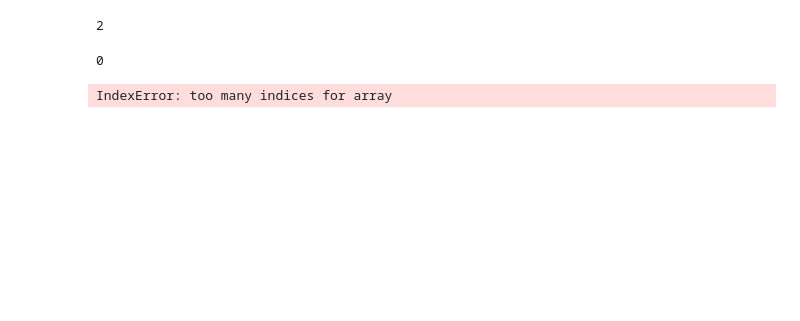
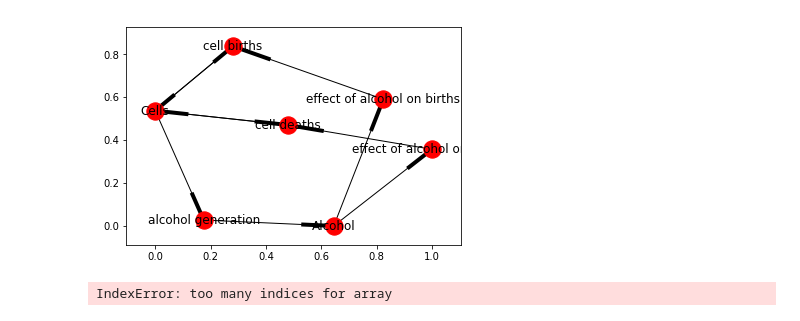
Before and after one commit to eebart/SILS, a Jupyter notebook: 2 - Find loopset.ipynb, the cells around one changed output. Drawn from its saved outputs; the diff is of its cells as text; code cells hidden in the pictures; blank space fills up the shorter version.

```diff
--- a/2 - Find loopset.ipynb
+++ b/2 - Find loopset.ipynb
@@ -23,16 +23,12 @@ plt.show()
-# %%
-1+1
-# %% [output]
-2
 # %%
 from Loopset import *
 # %%
 cycleGraphs = cycleGraph(data)
-# %%
-for i,x in enumerate(cycleGraphs):
-    print(i,x)
-# %% [output]
-0
+# %%
+for graph in cycleGraphs:
+    graphPlot(graph)
+# %% [output]
+[figure, added]
 # %%
 for graph in cycleGraphs:
     sils = SILS(graph)
```
Also changed, not shown: parts of 1 cell of this notebook, 1 other file.
